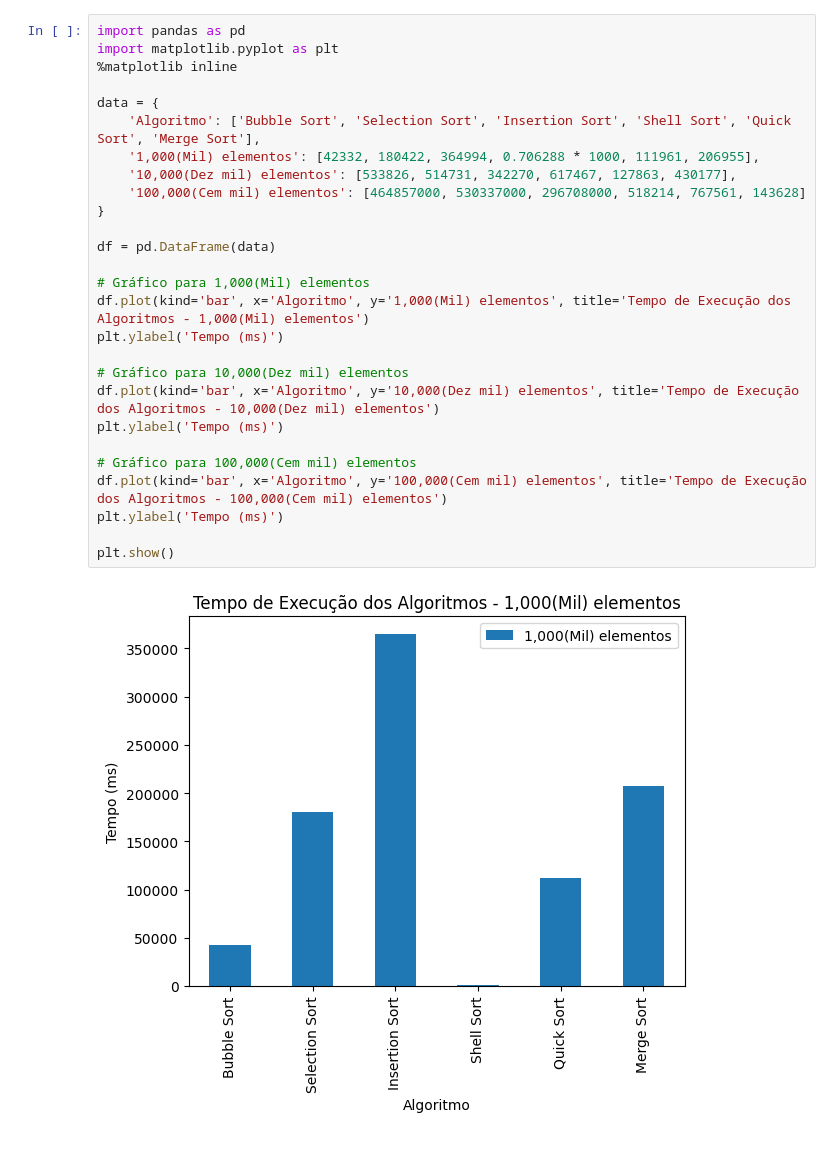
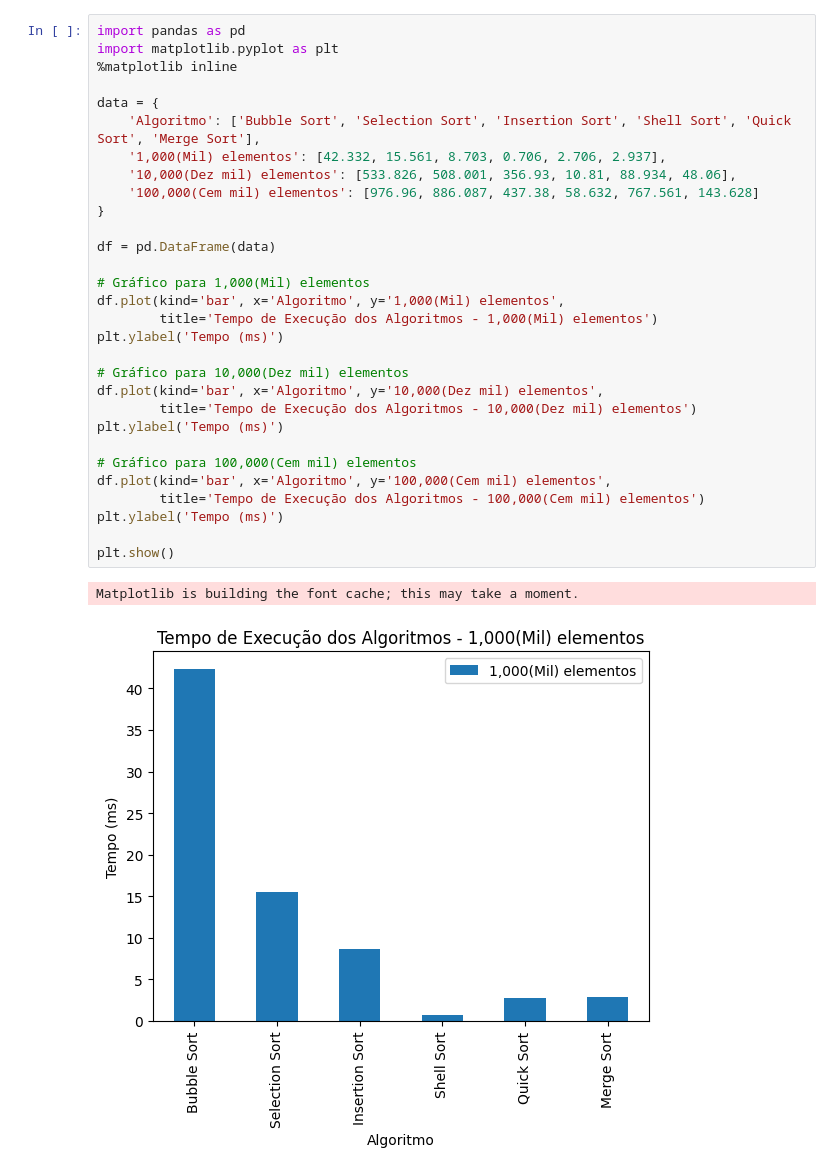
Before and after one commit to Guilherme-07062002/EstruturaDeDados, a Jupyter notebook: notebooks_gráficosAlgoritmos.ipynb, the cells around one changed output. Cells and saved outputs as stored; diff of their text form.

Commit message:
visualização de gráficos com pandas

```diff
--- a/notebooks_gráficosAlgoritmos.ipynb
+++ b/notebooks_gráficosAlgoritmos.ipynb
@@ -1,29 +1,33 @@
 # %%
 import pandas as pd
 import matplotlib.pyplot as plt
 %matplotlib inline
 
 data = {
     'Algoritmo': ['Bubble Sort', 'Selection Sort', 'Insertion Sort', 'Shell Sort', 'Quick Sort', 'Merge Sort'],
-    '1,000(Mil) elementos': [42332, 180422, 364994, 0.706288 * 1000, 111961, 206955],
-    '10,000(Dez mil) elementos': [533826, 514731, 342270, 617467, 127863, 430177],
-    '100,000(Cem mil) elementos': [464857000, 530337000, 296708000, 518214, 767561, 143628]
+    '1,000(Mil) elementos': [42.332, 15.561, 8.703, 0.706, 2.706, 2.937],
+    '10,000(Dez mil) elementos': [533.826, 508.001, 356.93, 10.81, 88.934, 48.06],
+    '100,000(Cem mil) elementos': [976.96, 886.087, 437.38, 58.632, 767.561, 143.628]
 }
 
 df = pd.DataFrame(data)
 
 # Gráfico para 1,000(Mil) elementos
-df.plot(kind='bar', x='Algoritmo', y='1,000(Mil) elementos', title='Tempo de Execução dos Algoritmos - 1,000(Mil) elementos')
+df.plot(kind='bar', x='Algoritmo', y='1,000(Mil) elementos',
+        title='Tempo de Execução dos Algoritmos - 1,000(Mil) elementos')
 plt.ylabel('Tempo (ms)')
 
 # Gráfico para 10,000(Dez mil) elementos
-df.plot(kind='bar', x='Algoritmo', y='10,000(Dez mil) elementos', title='Tempo de Execução dos Algoritmos - 10,000(Dez mil) elementos')
+df.plot(kind='bar', x='Algoritmo', y='10,000(Dez mil) elementos',
+        title='Tempo de Execução dos Algoritmos - 10,000(Dez mil) elementos')
 plt.ylabel('Tempo (ms)')
 
 # Gráfico para 100,000(Cem mil) elementos
-df.plot(kind='bar', x='Algoritmo', y='100,000(Cem mil) elementos', title='Tempo de Execução dos Algoritmos - 100,000(Cem mil) elementos')
+df.plot(kind='bar', x='Algoritmo', y='100,000(Cem mil) elementos',
+        title='Tempo de Execução dos Algoritmos - 100,000(Cem mil) elementos')
 plt.ylabel('Tempo (ms)')
 
 plt.show()
 # %% [output]
+Matplotlib is building the font cache; this may take a moment.
-[figure, old version]
+[figure, new version]
```
Also changed, not shown: parts of 1 cell of this notebook, 1 other file.
